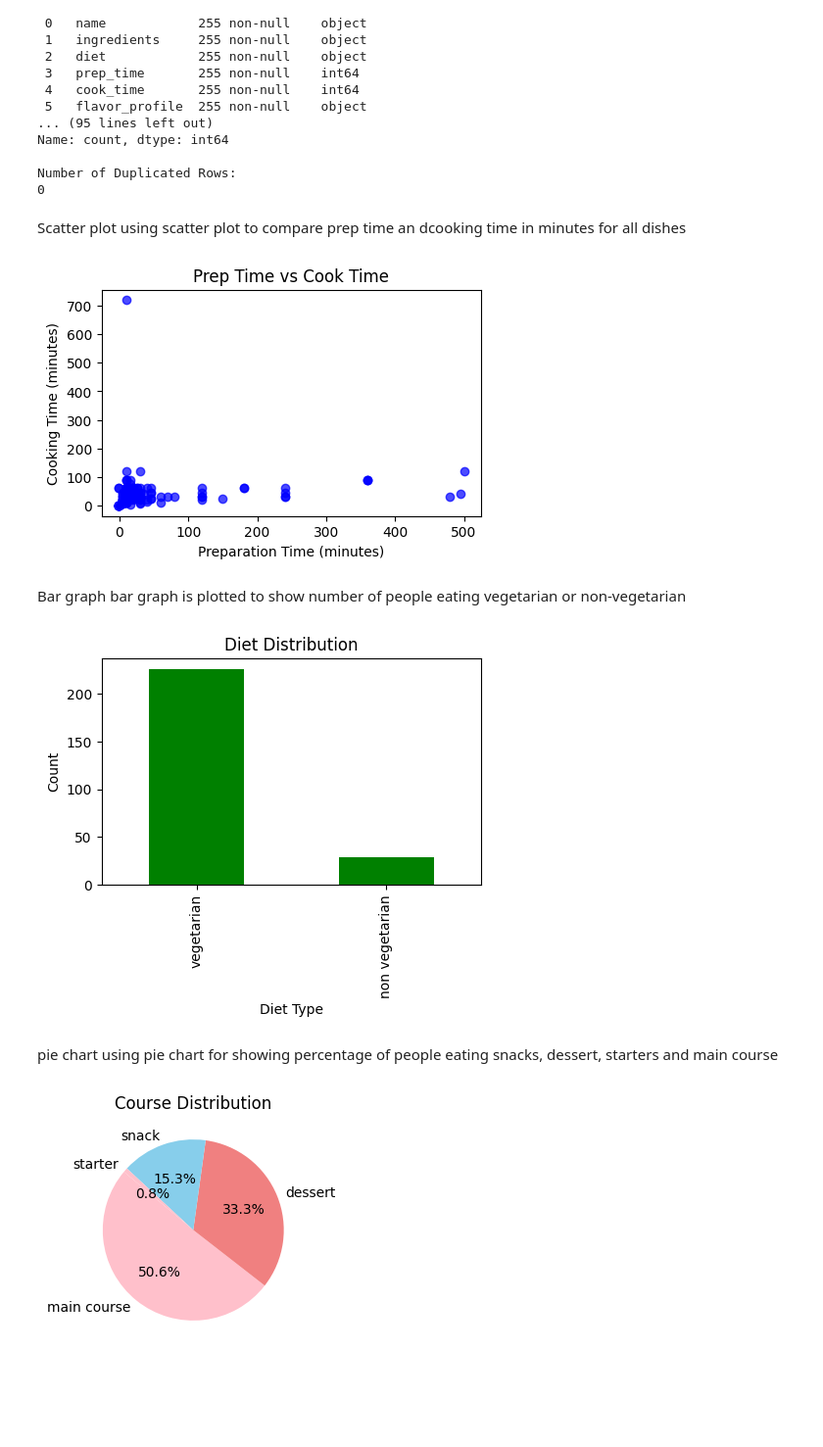
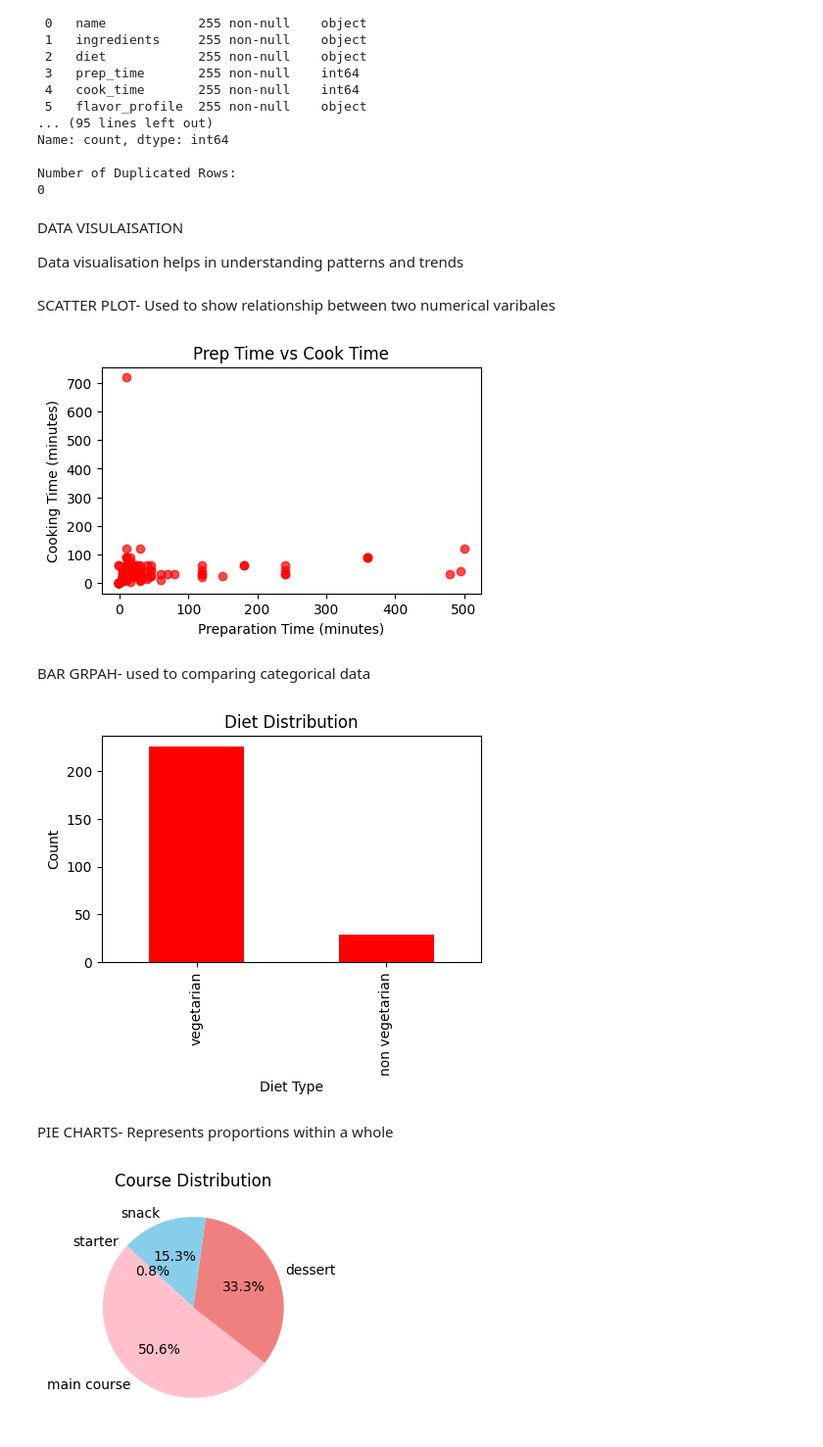
Before and after one commit to gayatrii-366/PDS, a Jupyter notebook: PDS.ipynb, the cells around one changed output. Shown at 98% size. Saved outputs shown, nothing was run; the diff lists cells and outputs as text; code cells hidden in the pictures; blank space fills up the shorter version.

```diff
--- a/PDS.ipynb
+++ b/PDS.ipynb
@@ -93,35 +86,38 @@ Name: count, dtype: int64
 
 Number of Duplicated Rows:
 0
-# %% [markdown]
-Scatter plot
-using scatter plot to compare prep time an dcooking time in minutes for all dishes
+# %% [markdown]
+DATA VISULAISATION
+
+
+
+Data visualisation helps in understanding patterns and trends
+# %% [markdown]
+SCATTER PLOT- Used to show relationship between two numerical varibales
 # %%
 # Scatter Plot
 plt.figure(figsize=(5, 3))
-plt.scatter(df['prep_time'], df['cook_time'], alpha=0.7, color='b')
+plt.scatter(df['prep_time'], df['cook_time'], alpha=0.7, color='r')
 plt.title('Prep Time vs Cook Time')
 plt.xlabel('Preparation Time (minutes)')
 plt.ylabel('Cooking Time (minutes)')
 plt.show()
 # %% [output]
-[figure, old version]
+[figure, new version]
-# %% [markdown]
-Bar graph
-bar graph is plotted to show number of people eating vegetarian or non-vegetarian
+# %% [markdown]
+BAR GRPAH- used to comparing categorical data
 # %%
 # Bar Plot
 plt.figure(figsize=(5, 3))
-df['diet'].value_counts().plot(kind='bar', color='green')
+df['diet'].value_counts().plot(kind='bar', color='red')
 plt.title('Diet Distribution')
 plt.xlabel('Diet Type')
 plt.ylabel('Count')
 plt.show()
 # %% [output]
-[figure, old version]
+[figure, new version]
-# %% [markdown]
-pie chart
-using pie chart for showing percentage of people eating snacks, dessert, starters and main course
+# %% [markdown]
+PIE CHARTS- Represents proportions within a whole
 # %%
 # Pie Chart
 plt.figure(figsize=(5, 3))
```
Also changed, not shown: parts of 19 cells of this notebook.
